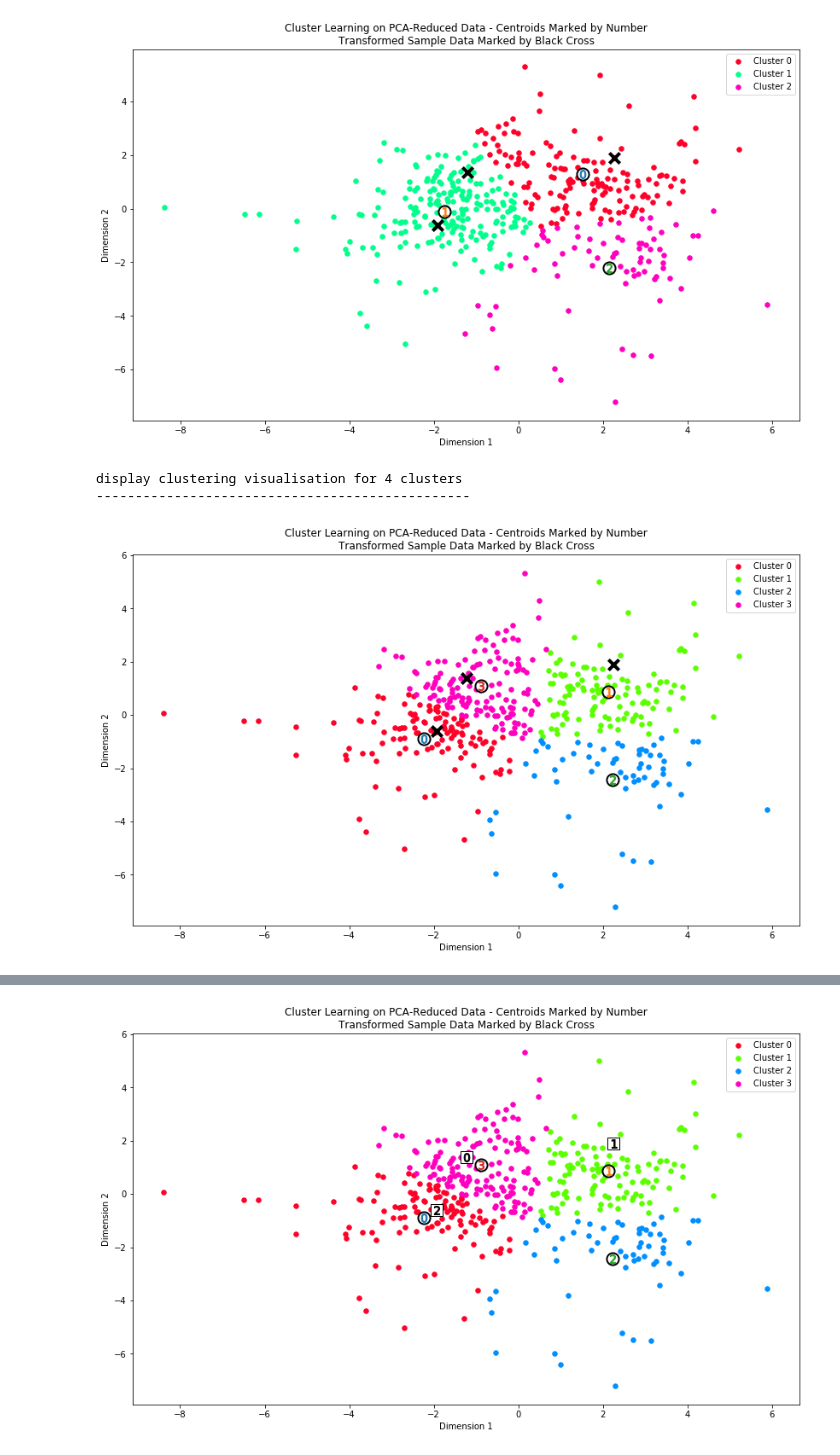
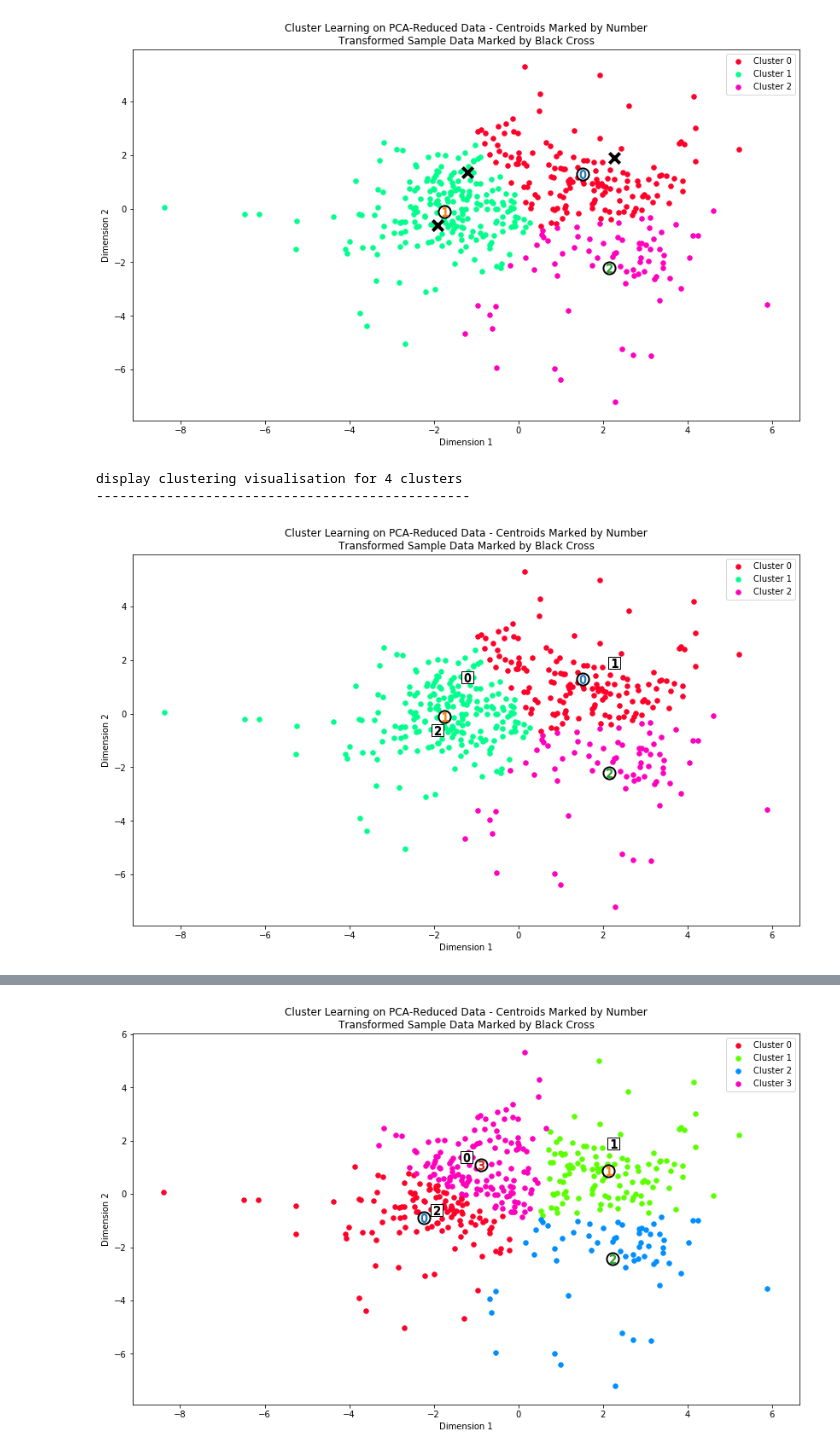
Before and after one commit to yifanxie/Udacity_MLND, a Jupyter notebook: projects/customer_segments/Running.ipynb, the cells around one changed output, grey strips where cells are left out. Saved outputs shown, nothing was run; the diff lists cells and outputs as text; code cells hidden in the pictures.

```diff
--- a/projects/customer_segments/Running.ipynb
+++ b/projects/customer_segments/Running.ipynb
@@ -135,11 +135,11 @@ display clustering visualisation for 3 clusters
 [figure]
 # %%
 # Finally Display the results of the clustering  for K=2 from implementation
-kmean_preds, centers, sample_preds, score = kmean_cluster(4, reduced_data, pca_samples)
+kmean_preds, centers, sample_preds, score = kmean_cluster(3, reduced_data, pca_samples)
 print("display clustering visualisation for 4 clusters")
 print("------------------------------------------------")
-vs.cluster_results(reduced_data, kmean_preds, centers, pca_samples)
+cluster_results2(reduced_data, kmean_preds, centers, pca_samples)
 # %% [output]
 display clustering visualisation for 4 clusters
 ------------------------------------------------
-[figure, old version]
+[figure, new version]
```
Also changed, not shown: parts of 1 cell of this notebook.
